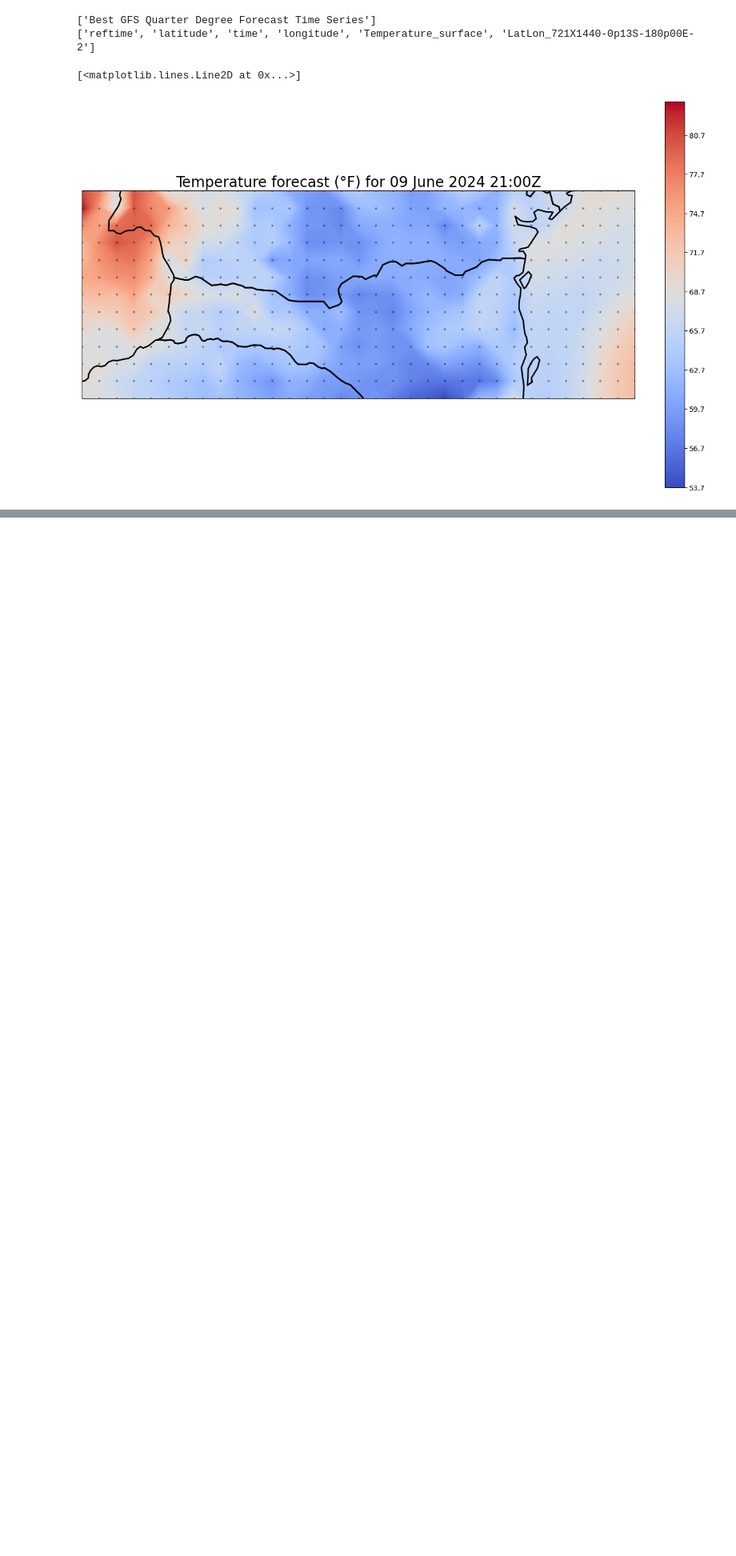
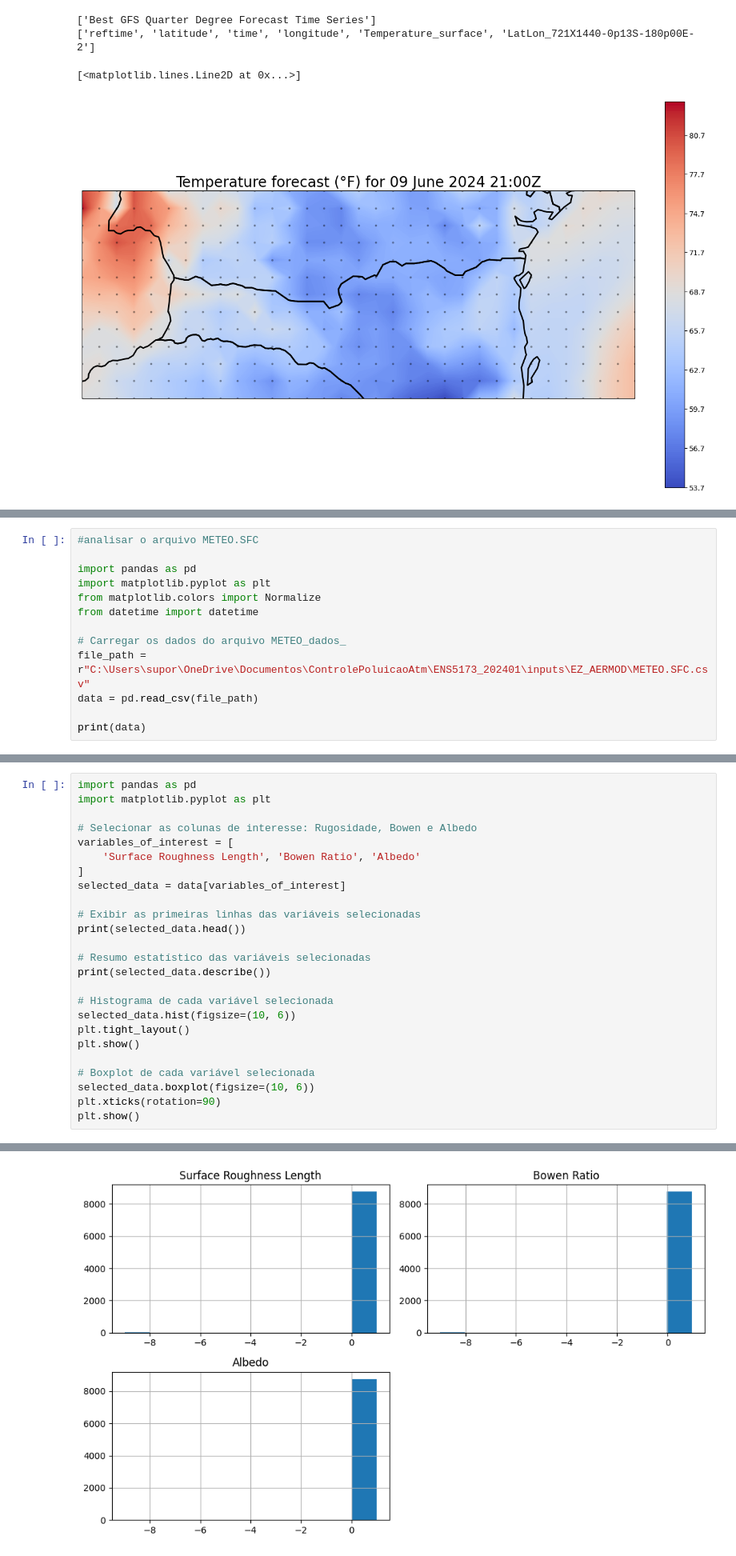
Before and after one commit to pavei3/ENS5173_202401, a Jupyter notebook: scripts/Atividade2-checkpoint.ipynb, the cells around one changed output, grey strips where cells are left out. Shown at 80% size. Cells and saved outputs as stored; diff of their text form; blank space fills up the shorter version.

```diff
--- a/scripts/Atividade2-checkpoint.ipynb
+++ b/scripts/Atividade2-checkpoint.ipynb
@@ -570,0 +694,13 @@ ax.plot(lon_2d.flatten(), lat_2d.flatten(), marker='o', color='black', markersiz
+# %%
+#analisar o arquivo METEO.SFC
+
+import pandas as pd
+import matplotlib.pyplot as plt
+from matplotlib.colors import Normalize
+from datetime import datetime
+
+# Carregar os dados do arquivo METEO_dados_
+file_path = r"C:\Users\supor\OneDrive\Documentos\ControlePoluicaoAtm\ENS5173_202401\inputs\EZ_AERMOD\METEO.SFC.csv"
+data = pd.read_csv(file_path)
+
+print(data)
@@ -570,0 +725,26 @@ ax.plot(lon_2d.flatten(), lat_2d.flatten(), marker='o', color='black', markersiz
+# %%
+import pandas as pd
+import matplotlib.pyplot as plt
+
+# Selecionar as colunas de interesse: Rugosidade, Bowen e Albedo
+variables_of_interest = [
+    'Surface Roughness Length', 'Bowen Ratio', 'Albedo'
+]
+selected_data = data[variables_of_interest]
+
+# Exibir as primeiras linhas das variáveis selecionadas
+print(selected_data.head())
+
+# Resumo estatístico das variáveis selecionadas
+print(selected_data.describe())
+
+# Histograma de cada variável selecionada
+selected_data.hist(figsize=(10, 6))
+plt.tight_layout()
+plt.show()
+
+# Boxplot de cada variável selecionada
+selected_data.boxplot(figsize=(10, 6))
+plt.xticks(rotation=90)
+plt.show()
+# %% [output]
@@ -570,0 +766 @@ ax.plot(lon_2d.flatten(), lat_2d.flatten(), marker='o', color='black', markersiz
+[figure, added]
```
Also changed, not shown: parts of 19 cells of this notebook.
